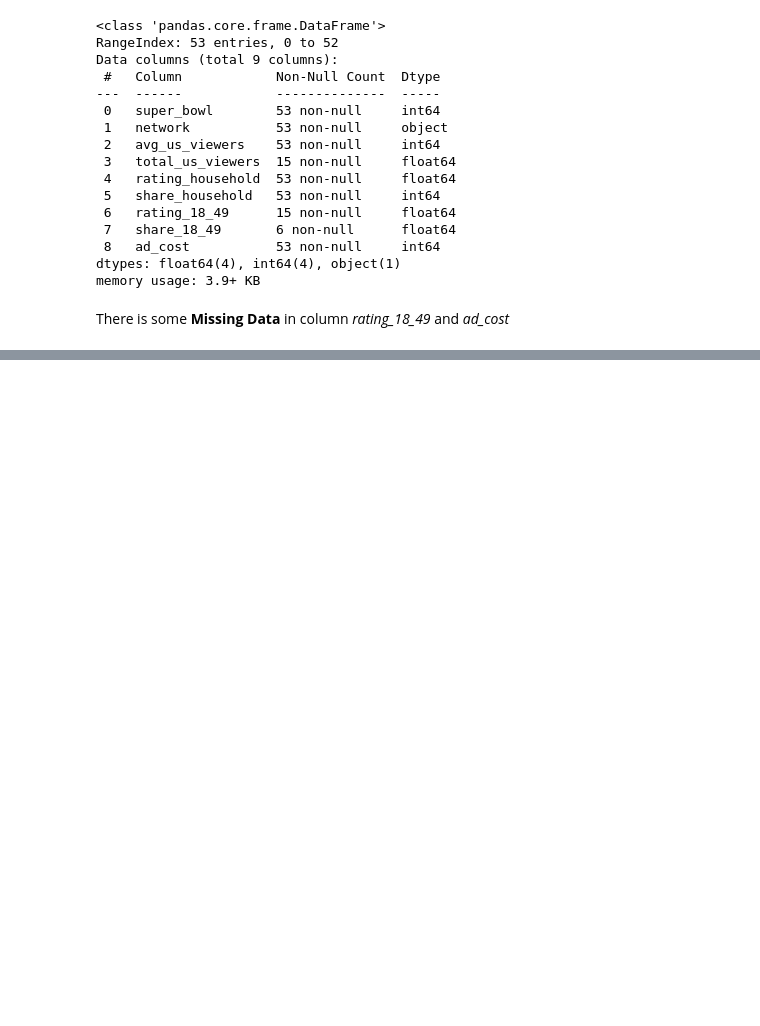
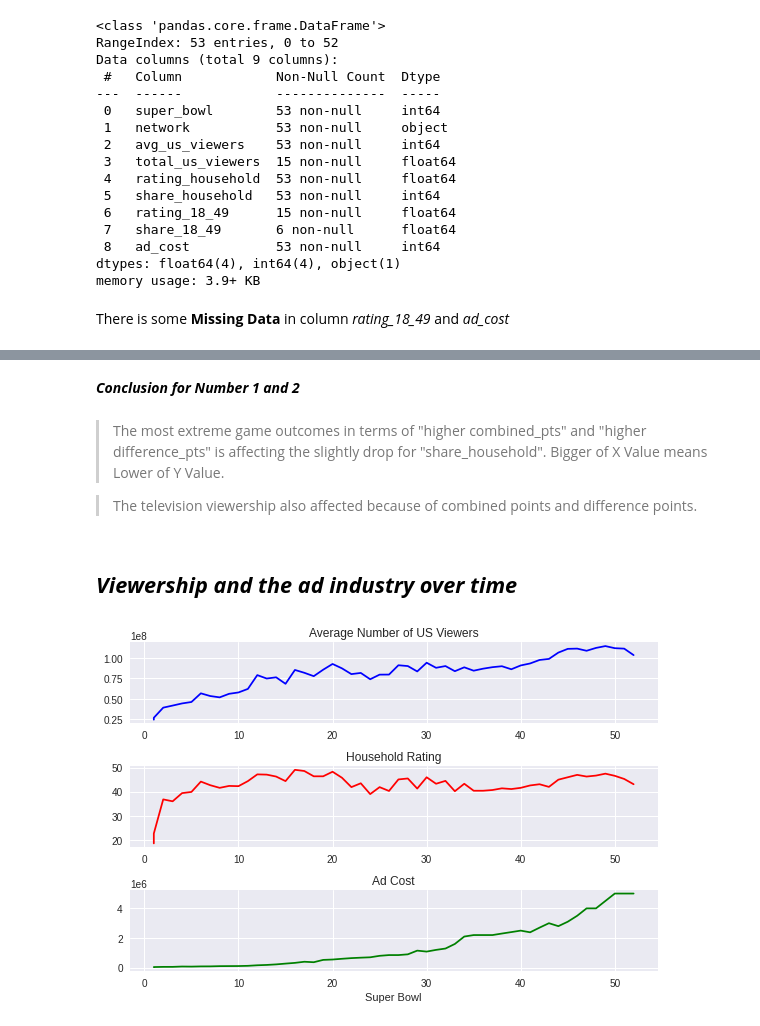
Before and after one commit to rzkyadhi/Analyzing-Super-Bowl-TV-and-Halftime-Musicians-Data, a Jupyter notebook: Analyzing_TV_Data,_Super_Bowls,_and_Halftime_Musicians.ipynb, the cells around one changed output, grey strips where cells are left out. Cells and saved outputs as stored; diff of their text form; code cells hidden in the pictures; blank space fills up the shorter version.

```diff
--- a/Analyzing_TV_Data,_Super_Bowls,_and_Halftime_Musicians.ipynb
+++ b/Analyzing_TV_Data,_Super_Bowls,_and_Halftime_Musicians.ipynb
@@ -170,0 +186,25 @@ sns.regplot(games_tv.difference_pts, games_tv.share_household)
+# %% [markdown]
+ ***Conclusion for Number 1 and 2***
+# %% [markdown]
+> The most extreme game outcomes in terms of "higher combined_pts" and "higher difference_pts" is affecting the slightly drop for "share_household". Bigger of X Value means Lower of Y Value.
+
+> The television viewership also affected because of combined points and difference points.
+# %% [markdown]
+## ***Viewership and the ad industry over time***
+# %%
+plt.subplot(3, 1, 1)
+plt.plot(tv.super_bowl, tv.avg_us_viewers, color="blue")
+plt.title("Average Number of US Viewers")
+
+plt.subplot(3, 1, 2)
+plt.plot(tv.super_bowl, tv.rating_household, color="red")
+plt.title("Household Rating")
+
+plt.subplot(3, 1, 3)
+plt.plot(tv.super_bowl, tv.ad_cost, color="green")
+plt.title("Ad Cost")
+plt.xlabel("Super Bowl")
+
+plt.tight_layout()
+# %% [output]
+[figure, added]
```
Also changed, not shown: parts of 11 cells of this notebook.
